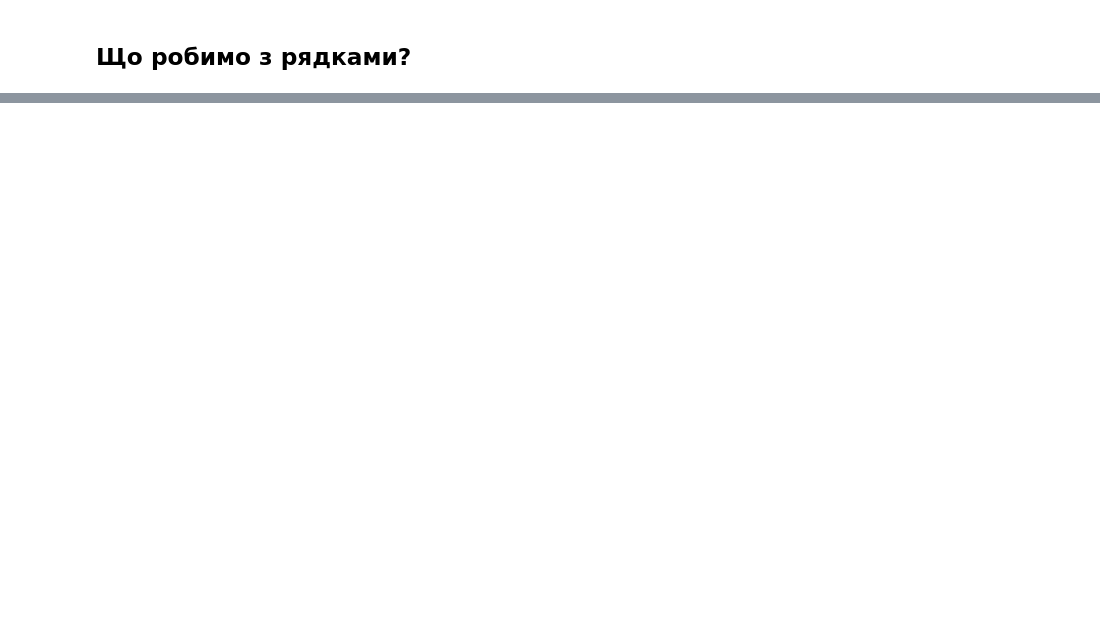
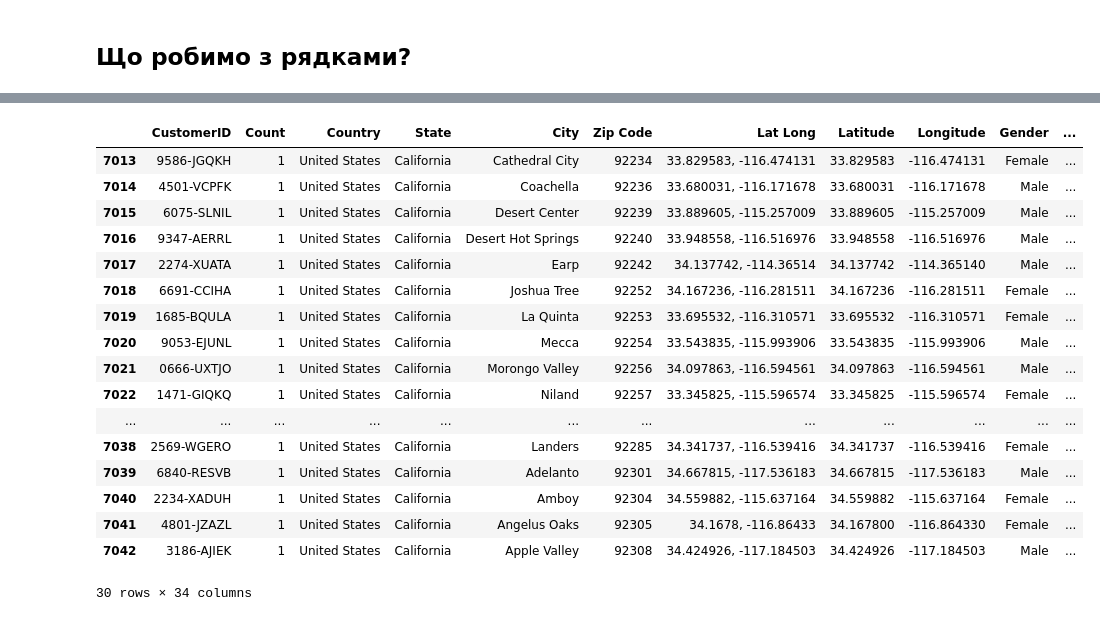
Before and after one commit to marynalysenko/goit_da_6, a Jupyter notebook: module_4_python/lesson_3_pandas.ipynb, the cells around one changed output, grey strips where cells are left out. Cells and saved outputs as stored; diff of their text form; code cells hidden in the pictures; blank space fills up the shorter version.

```diff
--- a/module_4_python/lesson_3_pandas.ipynb
+++ b/module_4_python/lesson_3_pandas.ipynb
@@ -190,2 +538,23 @@ df["Total Charges"] = df["Total Charges"].astype(float)
+# %%
+df.tail(30)
+# %% [output]
+|  | CustomerID | Count | Country | State | City | Zip Code | Lat Long | Latitude | Longitude | Gender | ... |
+| 7013 | 9586-JGQKH | 1 | United States | California | Cathedral City | 92234 | 33.829583, -116.474131 | 33.829583 | -116.474131 | Female | ... |
+| 7014 | 4501-VCPFK | 1 | United States | California | Coachella | 92236 | 33.680031, -116.171678 | 33.680031 | -116.171678 | Male | ... |
+| 7015 | 6075-SLNIL | 1 | United States | California | Desert Center | 92239 | 33.889605, -115.257009 | 33.889605 | -115.257009 | Male | ... |
+| 7016 | 9347-AERRL | 1 | United States | California | Desert Hot Springs | 92240 | 33.948558, -116.516976 | 33.948558 | -116.516976 | Male | ... |
+| 7017 | 2274-XUATA | 1 | United States | California | Earp | 92242 | 34.137742, -114.36514 | 34.137742 | -114.365140 | Male | ... |
+| 7018 | 6691-CCIHA | 1 | United States | California | Joshua Tree | 92252 | 34.167236, -116.281511 | 34.167236 | -116.281511 | Female | ... |
+| 7019 | 1685-BQULA | 1 | United States | California | La Quinta | 92253 | 33.695532, -116.310571 | 33.695532 | -116.310571 | Female | ... |
+| 7020 | 9053-EJUNL | 1 | United States | California | Mecca | 92254 | 33.543835, -115.993906 | 33.543835 | -115.993906 | Male | ... |
+| 7021 | 0666-UXTJO | 1 | United States | California | Morongo Valley | 92256 | 34.097863, -116.594561 | 34.097863 | -116.594561 | Male | ... |
+| 7022 | 1471-GIQKQ | 1 | United States | California | Niland | 92257 | 33.345825, -115.596574 | 33.345825 | -115.596574 | Female | ... |
+| ... | ... | ... | ... | ... | ... | ... | ... | ... | ... | ... | ... |
+| 7038 | 2569-WGERO | 1 | United States | California | Landers | 92285 | 34.341737, -116.539416 | 34.341737 | -116.539416 | Female | ... |
+| 7039 | 6840-RESVB | 1 | United States | California | Adelanto | 92301 | 34.667815, -117.536183 | 34.667815 | -117.536183 | Male | ... |
+| 7040 | 2234-XADUH | 1 | United States | California | Amboy | 92304 | 34.559882, -115.637164 | 34.559882 | -115.637164 | Female | ... |
+| 7041 | 4801-JZAZL | 1 | United States | California | Angelus Oaks | 92305 | 34.1678, -116.86433 | 34.167800 | -116.864330 | Female | ... |
+| 7042 | 3186-AJIEK | 1 | United States | California | Apple Valley | 92308 | 34.424926, -117.184503 | 34.424926 | -117.184503 | Male | ... |
+30 rows × 34 columns
 # %%
 df = df.fillna(0)
```
Also changed, not shown: parts of 48 cells of this notebook, 2 other files.
